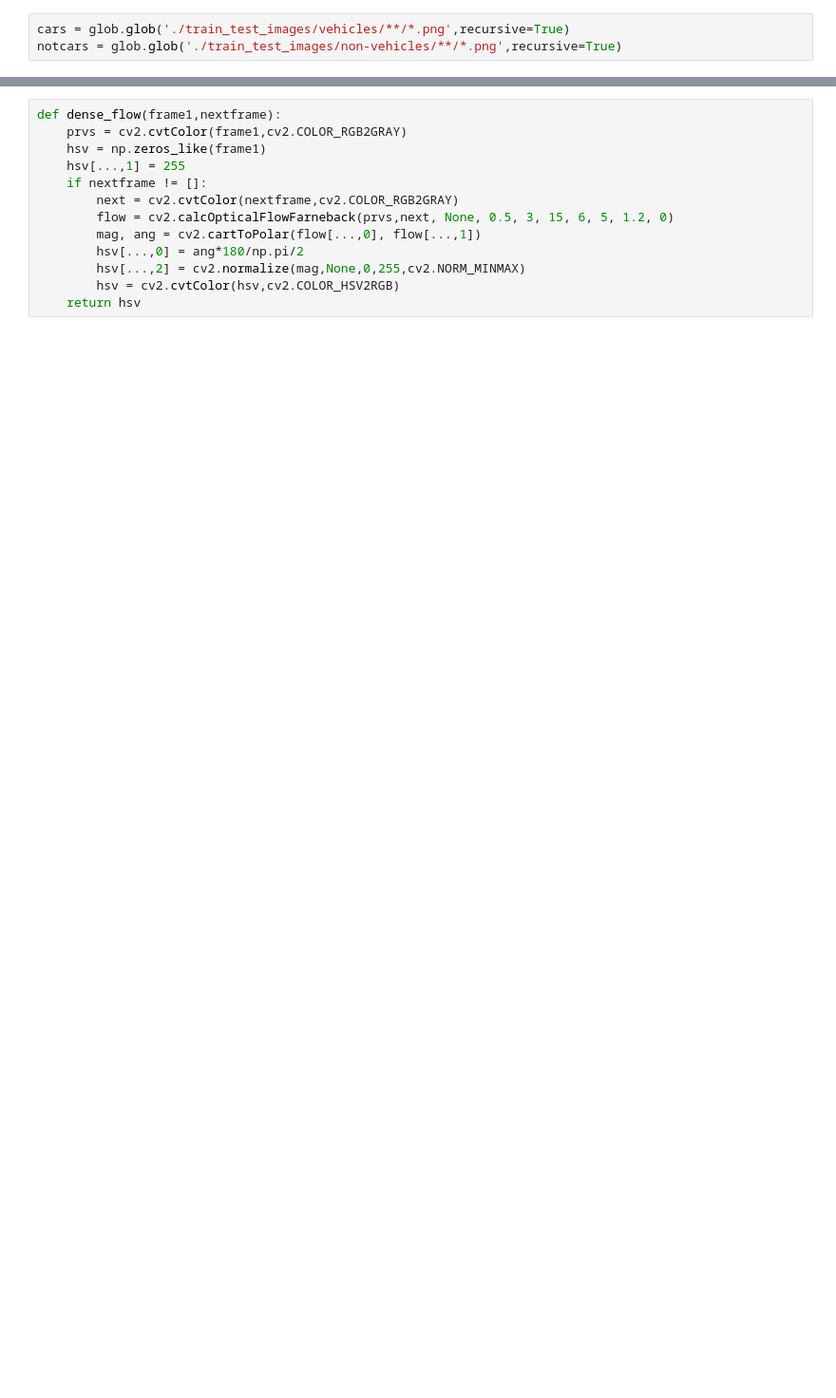
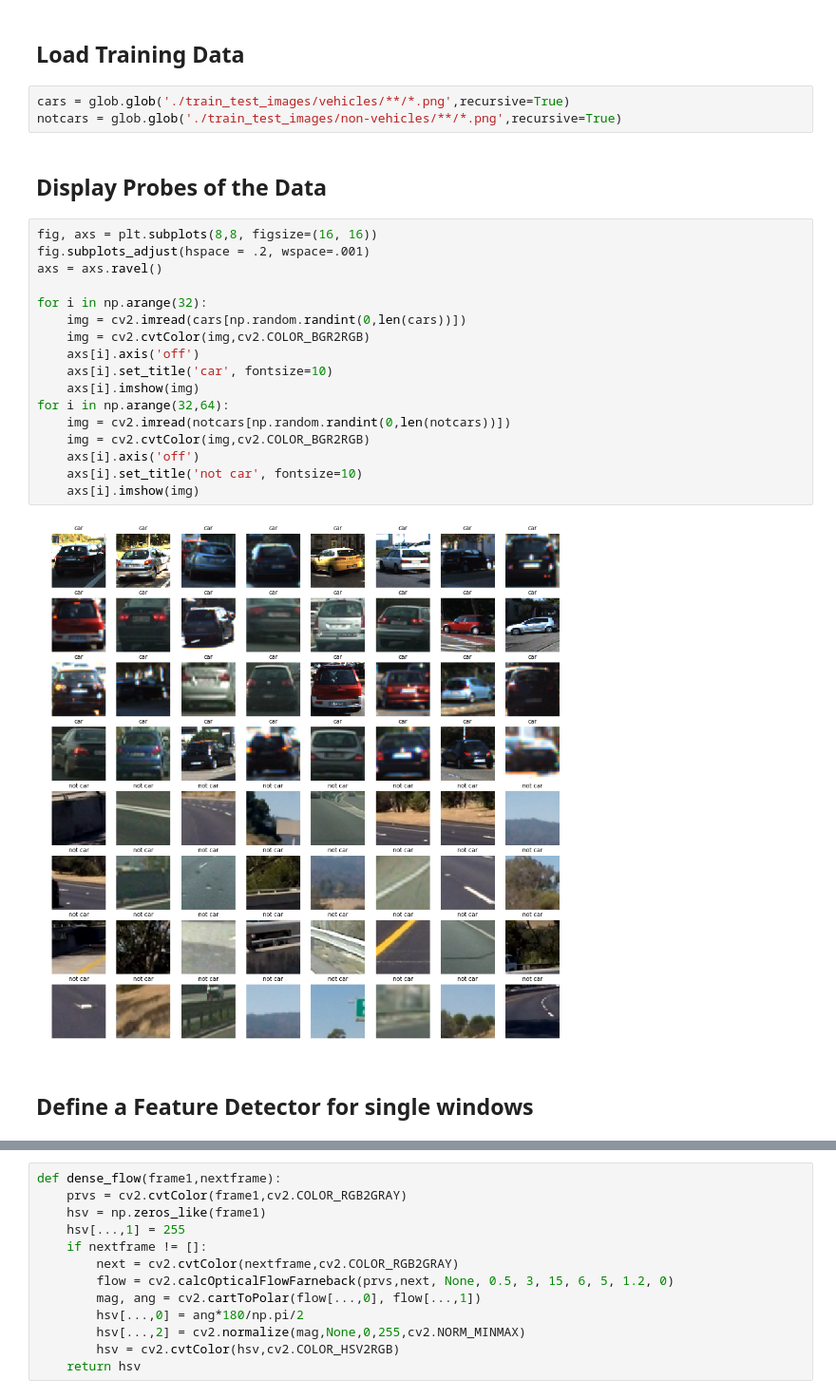
Before and after one commit to Ly0n/CarND-Vehicle-Detection-cY, a Jupyter notebook: CarND-Vehicle-Detection-cY.ipynb, the cells around one changed output, grey strips where cells are left out. Shown at 95% size. Saved outputs shown, nothing was run; the diff lists cells and outputs as text; blank space fills up the shorter version.

```diff
--- a/CarND-Vehicle-Detection-cY.ipynb
+++ b/CarND-Vehicle-Detection-cY.ipynb
@@ -17,9 +27,35 @@ from scipy.ndimage.measurements import label
 from moviepy.editor import VideoFileClip
 from IPython.display import HTML
 from skimage.feature import peak_local_max
+# %% [markdown]
+## Load Training Data
 # %%
 cars = glob.glob('./train_test_images/vehicles/**/*.png',recursive=True)
 notcars = glob.glob('./train_test_images/non-vehicles/**/*.png',recursive=True)
+# %% [markdown]
+## Display Probes of the Data
+# %%
+fig, axs = plt.subplots(8,8, figsize=(16, 16))
+fig.subplots_adjust(hspace = .2, wspace=.001)
+axs = axs.ravel()
+
+for i in np.arange(32):
+    img = cv2.imread(cars[np.random.randint(0,len(cars))])
+    img = cv2.cvtColor(img,cv2.COLOR_BGR2RGB)
+    axs[i].axis('off')
+    axs[i].set_title('car', fontsize=10)
+    axs[i].imshow(img)
+for i in np.arange(32,64):
+    img = cv2.imread(notcars[np.random.randint(0,len(notcars))])
+    img = cv2.cvtColor(img,cv2.COLOR_BGR2RGB)
+    axs[i].axis('off')
+    axs[i].set_title('not car', fontsize=10)
+    axs[i].imshow(img)
+# %% [output]
+[figure, added]
+# %% [markdown]
+
+## Define a Feature Detector for single windows
 # %%
 def single_img_features(img, color_space='RGB', spatial_size=(32, 32),
                         hist_bins=32, orient=9,
```
Also changed, not shown: parts of 23 cells of this notebook.
